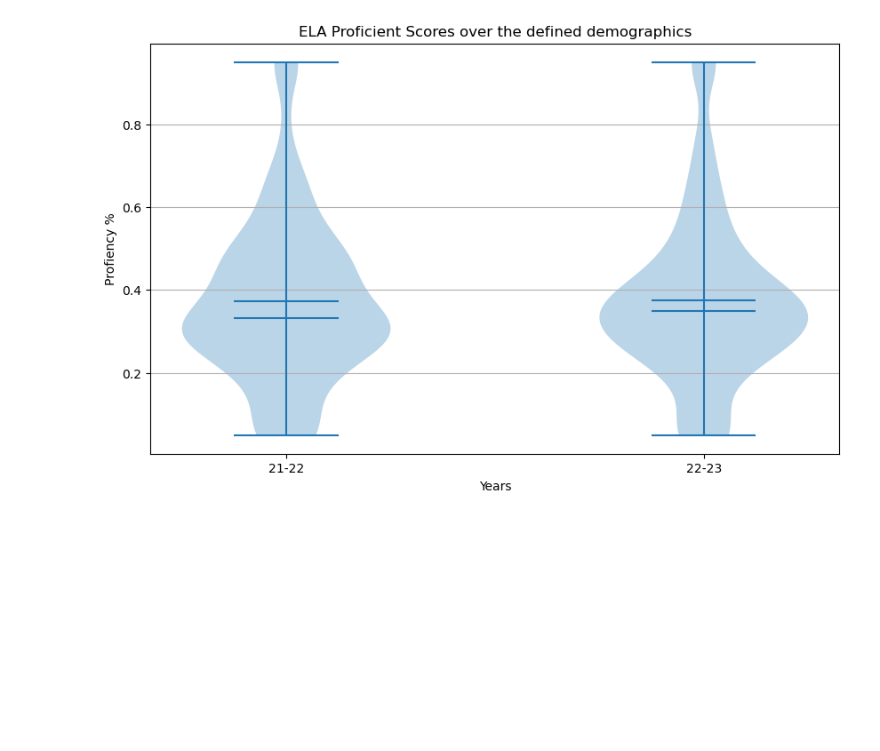
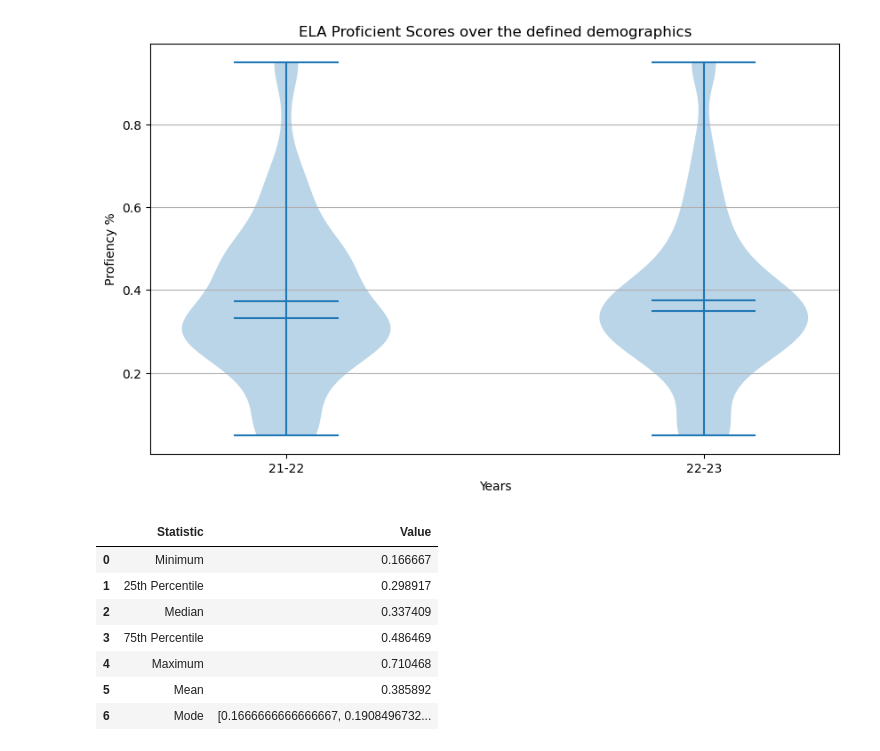
Before and after one commit to RussoLucas/atena, a Jupyter notebook: analysis/overview-ela.ipynb, the cells around one changed output. Cells and saved outputs as stored; diff of their text form; code cells hidden in the pictures; blank space fills up the shorter version.

```diff
--- a/analysis/overview-ela.ipynb
+++ b/analysis/overview-ela.ipynb
@@ -93,0 +105,26 @@ plt.show()
+# %%
+#21-22 stats
+min_value = raw_metro_profficiency22.min()
+percent_25 = raw_metro_profficiency22.quantile(0.25)
+median_value = raw_metro_profficiency22.median()
+percent_75 = raw_metro_profficiency22.quantile(0.75)
+max_value = raw_metro_profficiency22.max()
+mean_value = raw_metro_profficiency22.mean()
+mode_value = raw_metro_profficiency22.mode().tolist()
+
+# Create a DataFrame for the statistics
+metro_stats22 = pd.DataFrame({
+    'Statistic': ['Minimum', '25th Percentile', 'Median', '75th Percentile', 'Maximum', 'Mean', 'Mode'],
+    'Value': [min_value, percent_25, median_value, percent_75, max_value, mean_value, mode_value]
+})
+
+metro_stats22
+# %% [output]
+|  | Statistic | Value |
+| 0 | Minimum | 0.166667 |
+| 1 | 25th Percentile | 0.298917 |
+| 2 | Median | 0.337409 |
+| 3 | 75th Percentile | 0.486469 |
+| 4 | Maximum | 0.710468 |
+| 5 | Mean | 0.385892 |
+| 6 | Mode | [0.1666666666666667, 0.1908496732... |
```
Also changed, not shown: parts of 9 cells of this notebook, 3 other files.
